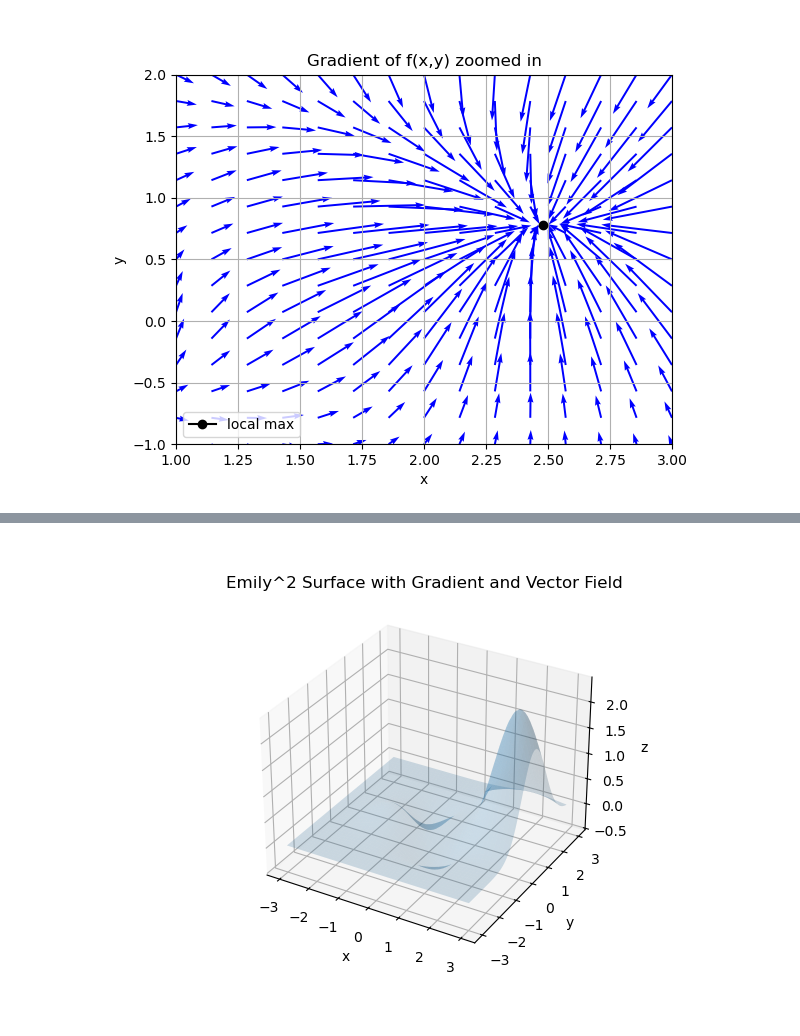
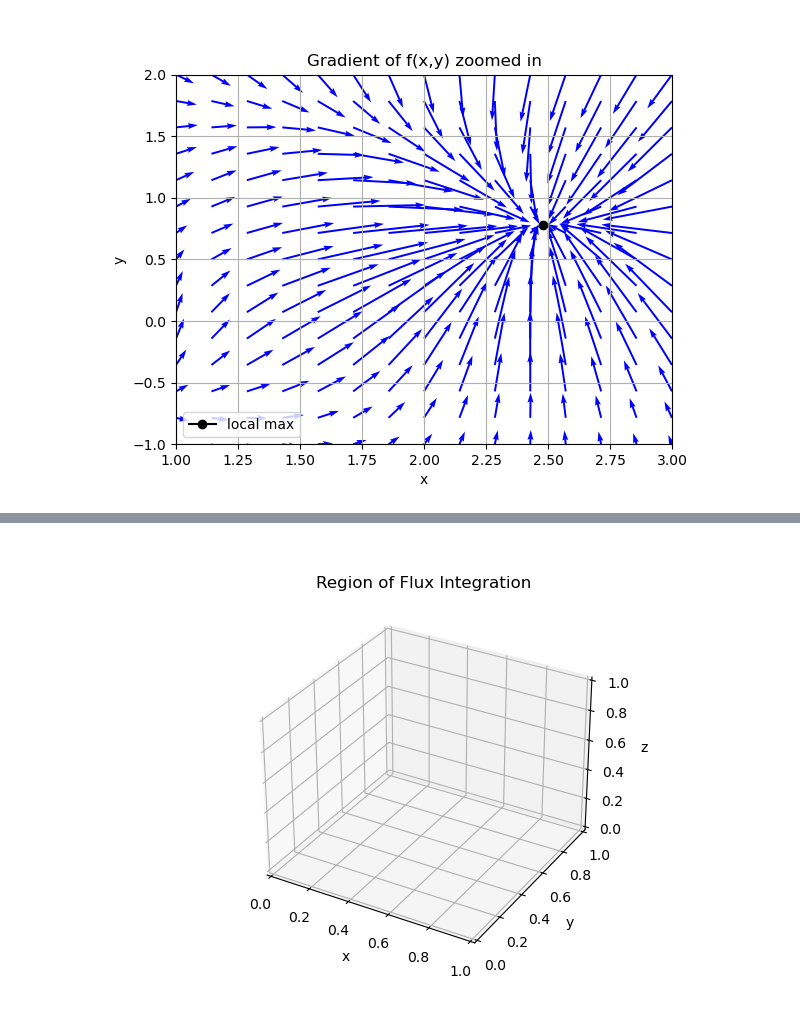
Before and after one commit to e-middleton/calcIII, a Jupyter notebook: surface.ipynb, the cells around one changed output, grey strips where cells are left out. Drawn from its saved outputs; the diff is of its cells as text; code cells hidden in the pictures.

Commit message:
organization and correction of flux calculations

```diff
--- a/surface.ipynb
+++ b/surface.ipynb
@@ -318,0 +359,3 @@ print(flux)
+# %%
+vecField = Matrix([x,y,0])
+region = [[-3,3],[-3,3]]
@@ -353,55 +397,76 @@ The flux through the surface on the region is 36
 # %%
-plt.close('all')
-
-fig = plt.figure()
-ax = fig.add_subplot(111, projection='3d')
-ax.plot_surface(X,Y,Z, alpha=0.2) # alpha controls transparency 1:opaque 0:clear
-ax.set_xlabel('x')
-ax.set_ylabel('y')
-ax.set_zlabel('z')
-plt.title("Emily^2 Surface with Gradient and Vector Field")
-plt.show()
+# vector fields
 
 # sample the surface
-numVec = 4
-rangeX = [-2,2]
-rangeY = [-2,2]
+numVec = 10
+rangeX = [region[0][0],region[0][1]]
+rangeY = [region[1][0],region[1][1]]
 
 xs = np.linspace(rangeX[0],rangeX[1],numVec)
 ys = np.linspace(rangeY[0], rangeY[1],numVec)
 
 # get numerical values
+f = (a1*x*y - a2*x**3 - a3*y**2)*sp.exp(((-x**2)-(y**2))) + (a4*x**2 - a5*x*y + a6*y**2)*sp.exp((-(x-2)**2 -((y-1)**2)))
 f_numpy = sp.lambdify((x, y), f, "numpy")
 xvals, yvals = np.meshgrid(xs, ys)
 zvals = f_numpy(xvals, yvals)
 
-vecX = np.zeros_like(xvals)
-vecY = np.zeros_like(yvals)
-vecZ = np.ones_like(zvals)
+vecX = sp.lambdify((x,y), vecField[0],"numpy")
+vecY = sp.lambdify((x,y), vecField[1],"numpy")
+vecZ = sp.lambdify((x,y), vecField[2],"numpy")
 
 # gradient field
 fx = diff(f, x)
 fy = diff(f, y)
 # normal vector: n = rx ×ry = ⟨−fx,−fy , 1⟩
 
 fx_np = sp.lambdify((x,y), fx, "numpy")
 fy_np = sp.lambdify((x,y), fy, "numpy")
 
-compx = -1*fx_np(xvals+0.1, yvals) / ((fx_np(xvals+0.1, yvals)**2 + fy_np(xvals+0.1, yvals)**2 + 1)**(1/2))
-compy = -1*fy_np(xvals+0.1, yvals) / ((fx_np(xvals+0.1,yvals)**2 + fy_np(xvals+0.1,yvals)**2 + 1)**(1/2))
-compz = 1 / ((fx_np(xvals+0.1,yvals)**2 + fy_np(xvals+0.1,yvals)**2 + 1)**(1/2))
+compx = -1*fx_np(xvals, yvals) / ((fx_np(xvals, yvals)**2 + fy_np(xvals, yvals)**2 + 1)**(1/2))
+compy = -1*fy_np(xvals, yvals) / ((fx_np(xvals,yvals)**2 + fy_np(xvals,yvals)**2 + 1)**(1/2))
+compz = 1 / ((fx_np(xvals,yvals)**2 + fy_np(xvals,yvals)**2 + 1)**(1/2))
 
+
+plt.close('all')
+fig = plt.figure()
+ax = fig.add_subplot(111, projection='3d')
+# ax.plot_surface(X,Y,Z, alpha=0.2) # alpha controls transparency 1:opaque 0:clear
+ax.set_xlabel('x')
+ax.set_ylabel('y')
+ax.set_zlabel('z')
+plt.title("Region of Flux Integration")
+plt.show()
+
+if 0:
+    ax.quiver(
+        xvals[::3,::3], yvals[::3,::3], zvals[::3,::3], # location for vectors, z val not zero, but instead the function surface
+        vecX(xvals[::3,::3],yvals[::3,::3]), vecY(xvals[::3,::3],yvals[::3,::3]), vecZ(xvals[::3,::3],yvals[::3,::3]),
+        #xvals/(xvals**2 + yvals**2+zvals**2)**(1/2), yvals/(xvals**2 + yvals**2+zvals**2)**(1/2), zvals/(xvals**2 + yvals**2+zvals**2)**(1/2), # vector component values
+        color='g',
+        label="vector field",
+        alpha=0.3
+    );
+
+# integrand
 ax.quiver(
     xvals, yvals, zvals, # location for vectors
-    xvals/(xvals**2 + yvals**2+zvals**2)**(1/2), yvals/(xvals**2 + yvals**2+zvals**2)**(1/2), zvals/(xvals**2 + yvals**2+zvals**2)**(1/2), # vector component values
-    color='g'
+    0, 0, (compx*vecX(xvals,yvals) + compy*vecY(xvals,yvals) + compz*(vecZ(xvals,yvals))),
+    #xvals/(xvals**2 + yvals**2+zvals**2)**(1/2), yvals/(xvals**2 + yvals**2+zvals**2)**(1/2), zvals/(xvals**2 + yvals**2+zvals**2)**(1/2), # vector component values
+    cmap="viridis",
+    label="flux integrand"
 );
 
 # gradient
-ax.quiver(
-    xvals+0.1, yvals, zvals,
-    compx, compy, compz,
-    color='r'
-);
+if 0:
+    ax.quiver(
+        xvals[::3,::3], yvals[::3,::3], zvals[::3,::3], # ::2,::2 means take every other element from rows and columns so only plot half
+        compx[::3,::3], compy[::3,::3], compz[::3,::3],
+        color='r',
+        label="gradient",
+        alpha=0.3
+    );
+
+plt.legend(bbox_to_anchor=(-0.3,0), loc='lower left', borderaxespad=0.);
 # %% [output]
-[figure, old version]
+[figure, new version]
```
Also changed, not shown: parts of 24 cells of this notebook.
